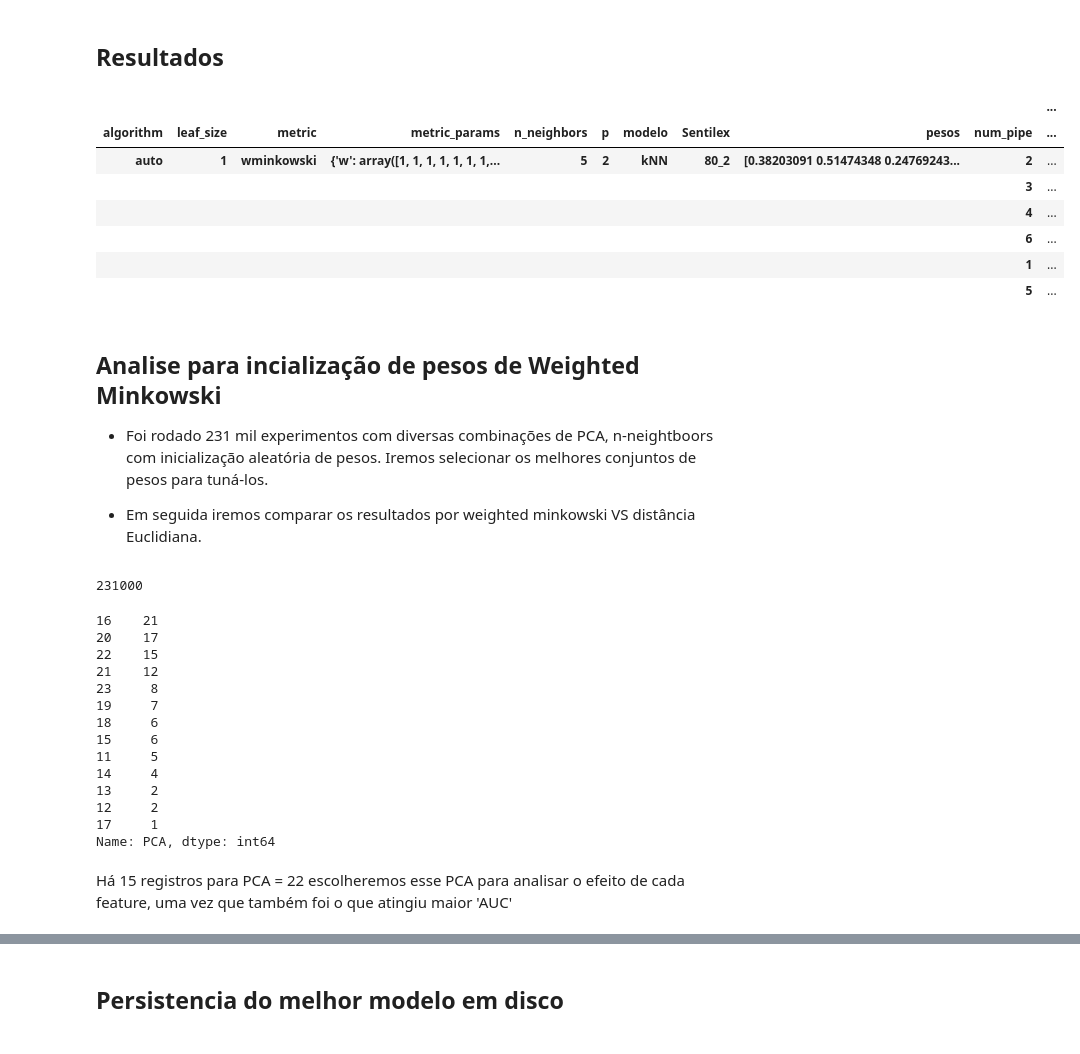
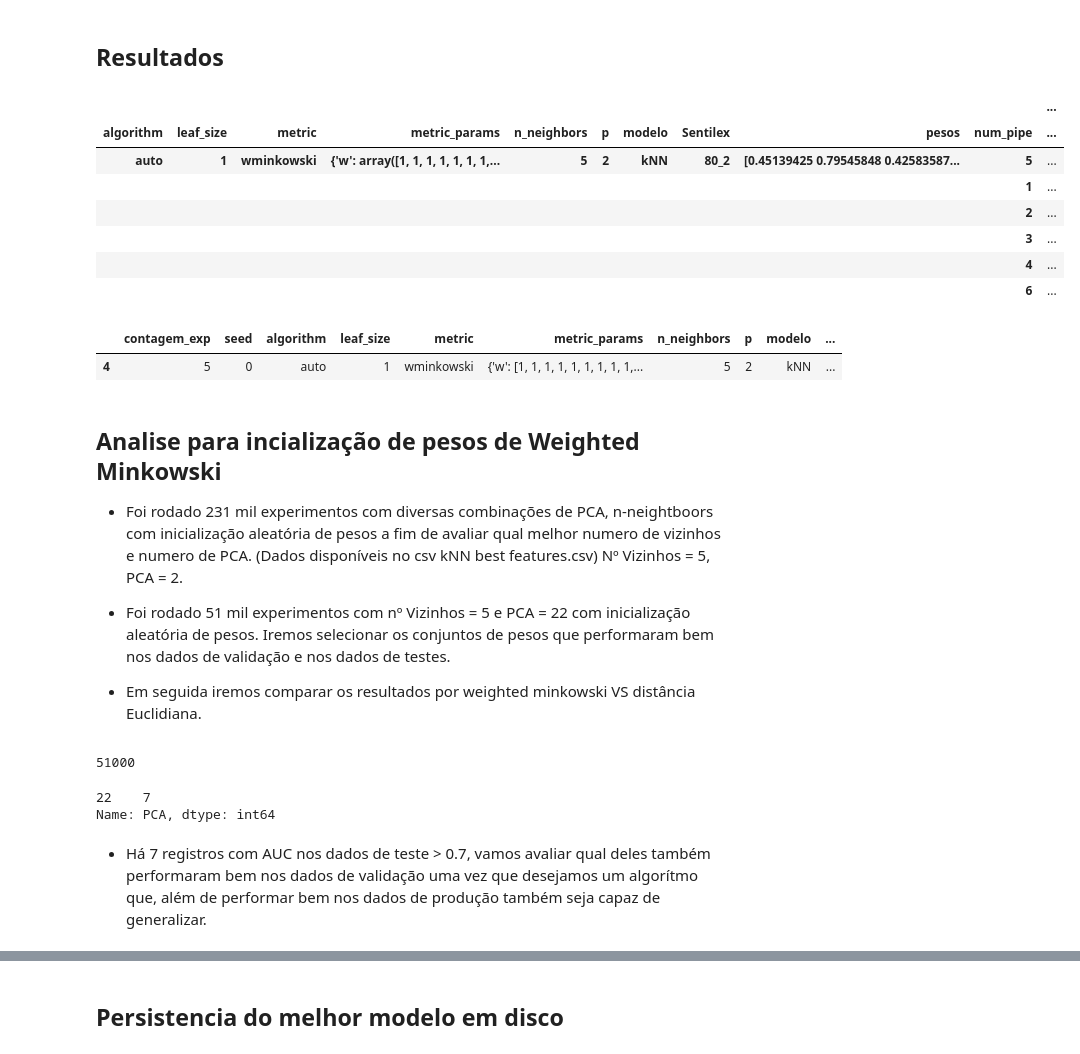
Before and after one commit to webercg/NLP---Daily-News-for-Stock-Market-Prediction, a Jupyter notebook: datasets e notebooks/Notebook final - Todos experimentos.ipynb, the cells around one changed output, grey strips where cells are left out. Saved outputs shown, nothing was run; the diff lists cells and outputs as text; code cells hidden in the pictures.

```diff
--- a/datasets e notebooks/Notebook final - Todos experimentos.ipynb
+++ b/datasets e notebooks/Notebook final - Todos experimentos.ipynb
@@ -3485,44 +3502,54 @@ array(
 ####### Resultados Modelo 1: KNN
 
 ## Configurando Numero de caracteres para visualização do dataframe
 pd.set_option('display.precision',5)
 pd.reset_option('^display.',silent=True)
 
 # Transformando resultados em dataframe
 resultados_df_model1 = pd.DataFrame(np.array(resultados_model1), columns=col_names_modelo1)
 resultados_df_model1['auc'] = resultados_df_model1['auc'].astype(float, errors = 'raise')
 
 ## Criando dicionário com os tipos de dados dos parâmetros e das métricas
 import itertools
 
 col_metricas = col_names_modelo1[13:]
 dict_metrics_types = dict.fromkeys(col_metricas , 'float')
 
 col_params = col_names_modelo1[:13]
 dict_params_types = dict.fromkeys(col_params , 'str')
 
 dict_data_types = itertools.chain(dict_params_types.items(),dict_metrics_types.items())
 dict_data_types = dict(dict_data_types)
 dict_data_types
 
 group_by_list = col_names_modelo1[2:13]
 
 ## Agrupando por hiperparâmetros e ordenando pelas métricas
-df_agrupado = resultados_df_model1.astype(dict_data_types).groupby(group_by_list).agg({'contagem_exp': 'nunique', 'acuracia':np.mean, 'recall_0':np.mean, 'recall_1':np.mean, 'prec_0':np.mean, 'prec_1':np.mean, 'auc':np.mean, }).sort_values(by='auc', ascending=False)
+df_agrupado = resultados_df_model1.astype(dict_data_types).groupby(group_by_list).agg({'contagem_exp': 'nunique', 'acuracia':np.mean, 'recall_0':np.mean, 'recall_1':np.mean, 'prec_0':np.mean, 'prec_1':np.mean, 'auc':np.mean, 'auc_valid': np.mean }).sort_values(by='auc_valid', ascending=False)
 df_agrupado.head(50)
 # %% [output]
 |  |  |  |  |  |  |  |  |  |  | ... |
 | algorithm | leaf_size | metric | metric_params | n_neighbors | p | modelo | Sentilex | pesos | num_pipe | ... |
-| auto | 1 | wminkowski | {'w': array([1, 1, 1, 1, 1, 1, 1,... | 5 | 2 | kNN | 80_2 | [0.38203091 0.51474348 0.24769243... | 2 | ... |
+| auto | 1 | wminkowski | {'w': array([1, 1, 1, 1, 1, 1, 1,... | 5 | 2 | kNN | 80_2 | [0.45139425 0.79545848 0.42583587... | 5 | ... |
+|  |  |  |  |  |  |  |  |  | 1 | ... |
+|  |  |  |  |  |  |  |  |  | 2 | ... |
 |  |  |  |  |  |  |  |  |  | 3 | ... |
 |  |  |  |  |  |  |  |  |  | 4 | ... |
 |  |  |  |  |  |  |  |  |  | 6 | ... |
-|  |  |  |  |  |  |  |  |  | 1 | ... |
-|  |  |  |  |  |  |  |  |  | 5 | ... |
+# %%
+resultados_filtrados = resultados_df_model1[(resultados_df_model1['auc']>=0.70)]
+resultados_filtrados
+# %% [output]
+|  | contagem_exp | seed | algorithm | leaf_size | metric | metric_params | n_neighbors | p | modelo | ... |
+| 4 | 5 | 0 | auto | 1 | wminkowski | {'w': [1, 1, 1, 1, 1, 1, 1, 1, 1,... | 5 | 2 | kNN | ... |
 # %% [markdown]
 ## Analise para incialização de pesos de Weighted Minkowski
 
-- Foi rodado 231 mil experimentos com diversas combinações de PCA, n-neightboors com inicialização aleatória de pesos. Iremos selecionar os melhores conjuntos de pesos para tuná-los.
+- Foi rodado 231 mil experimentos com diversas combinações de PCA, n-neightboors com inicialização aleatória de pesos a fim de avaliar qual melhor numero de vizinhos e numero de PCA. (Dados disponíveis no csv kNN best features.csv) Nº Vizinhos = 5, PCA = 2.
+
+
+- Foi rodado 51 mil experimentos com nº Vizinhos = 5 e PCA = 22 com inicialização aleatória de pesos. Iremos selecionar os conjuntos de pesos que performaram bem nos dados de validação e nos dados de testes.
+
 
 - Em seguida iremos comparar os resultados por weighted minkowski VS distância Euclidiana.
 # %%
@@ -3530,28 +3557,16 @@ df_agrupado.head(50)
 # %%
-resultados_df_model1 = pd.read_csv('kNN best features.csv', sep=',')
+resultados_df_model1 = pd.read_csv('kNN best features2.csv', sep=',')
 len(resultados_df_model1)
 # %% [output]
-231000
+51000
 # %%
-resultados_filtrados = resultados_df_model1[(resultados_df_model1['auc']>=0.68)]
+resultados_filtrados = resultados_df_model1[(resultados_df_model1['auc']>=0.70)]
 resultados_filtrados.PCA.value_counts()
 # %% [output]
-16    21
-20    17
-22    15
-21    12
-23     8
-19     7
-18     6
-15     6
-11     5
-14     4
-13     2
-12     2
-17     1
+22    7
 Name: PCA, dtype: int64
-# %% [markdown]
-Há 15 registros para PCA = 22 escolheremos esse PCA para analisar o efeito de cada feature, uma vez que também foi o que atingiu maior 'AUC'
+# %% [markdown]
+- Há 7 registros com AUC nos dados de teste > 0.7, vamos avaliar qual deles também performaram bem nos dados de validação uma vez que desejamos um algorítmo que, além de performar bem nos dados de produção também seja capaz de generalizar.
 # %%
 resultados_filtrados[(resultados_filtrados['PCA']==22)].sort_values(by='auc', ascending=False)
 # %% [output]
```
Also changed, not shown: parts of 21 cells of this notebook, 5 other files.
